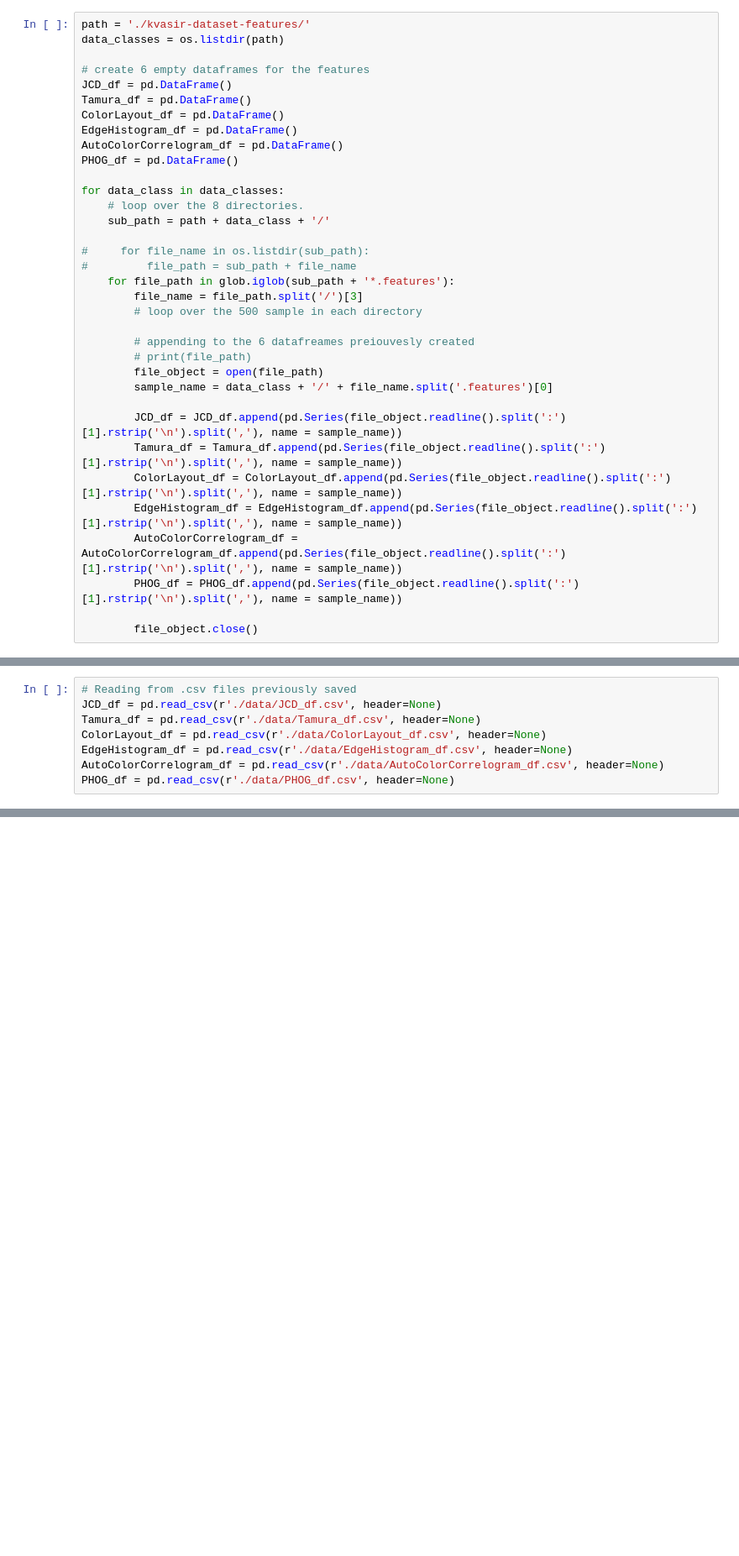
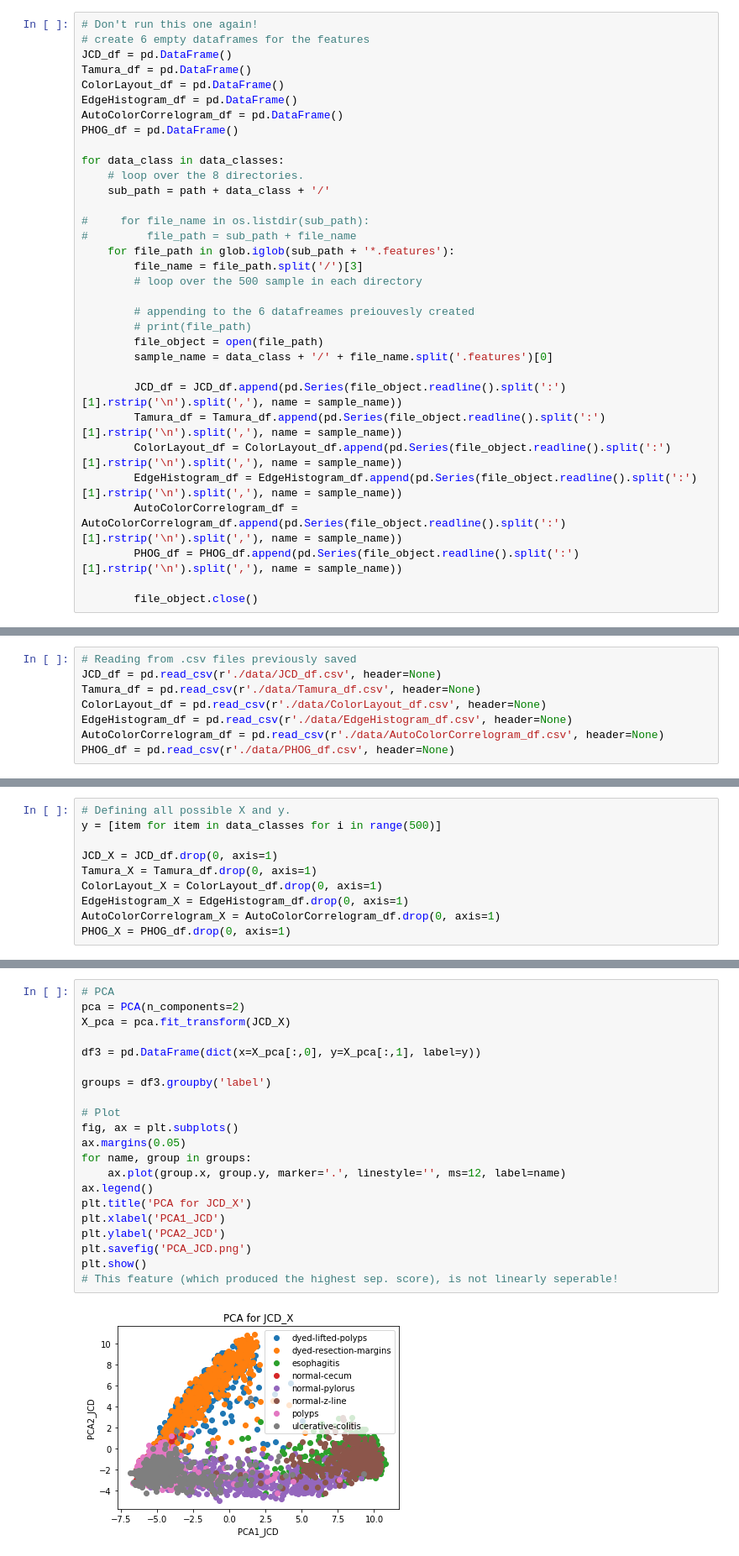
Before and after one commit to ruwaa-mohamed/kvasir-clf, a Jupyter notebook: main.ipynb, the cells around one changed output, grey strips where cells are left out. Shown at 84% size. Drawn from its saved outputs; the diff is of its cells as text; blank space fills up the shorter version.

Commit message:
linear models and PCA with JCD_df (the best)

```diff
--- a/main.ipynb
+++ b/main.ipynb
@@ -83,9 +93,7 @@ PHOG
 path = './kvasir-dataset-features/'
 data_classes = os.listdir(path)
 # %%
-path = './kvasir-dataset-features/'
-data_classes = os.listdir(path)
-
+# Don't run this one again!
 # create 6 empty dataframes for the features
 JCD_df = pd.DataFrame()
 Tamura_df = pd.DataFrame()
@@ -142 +152,11 @@ X_train, X_test, y_train, y_test = train_test_split(X, y, test_size=0.40, strati
+# %%
+# Defining all possible X and y.
+y = [item for item in data_classes for i in range(500)]
+
+JCD_X = JCD_df.drop(0, axis=1)
+Tamura_X = Tamura_df.drop(0, axis=1)
+ColorLayout_X = ColorLayout_df.drop(0, axis=1)
+EdgeHistogram_X = EdgeHistogram_df.drop(0, axis=1)
+AutoColorCorrelogram_X = AutoColorCorrelogram_df.drop(0, axis=1)
+PHOG_X = PHOG_df.drop(0, axis=1)
 # %%
@@ -147,0 +189,23 @@ svc_clf.score(X_test, y_test)
+# %%
+# PCA
+pca = PCA(n_components=2)
+X_pca = pca.fit_transform(JCD_X)
+
+df3 = pd.DataFrame(dict(x=X_pca[:,0], y=X_pca[:,1], label=y))
+
+groups = df3.groupby('label')
+
+# Plot
+fig, ax = plt.subplots()
+ax.margins(0.05)
+for name, group in groups:
+    ax.plot(group.x, group.y, marker='.', linestyle='', ms=12, label=name)
+ax.legend()
+plt.title('PCA for JCD_X')
+plt.xlabel('PCA1_JCD')
+plt.ylabel('PCA2_JCD')
+plt.savefig('PCA_JCD.png')
+plt.show()
+# This feature (which produced the highest sep. score), is not linearly seperable!
+# %% [output]
+[figure, added]
```
Also changed, not shown: parts of 7 cells of this notebook.
